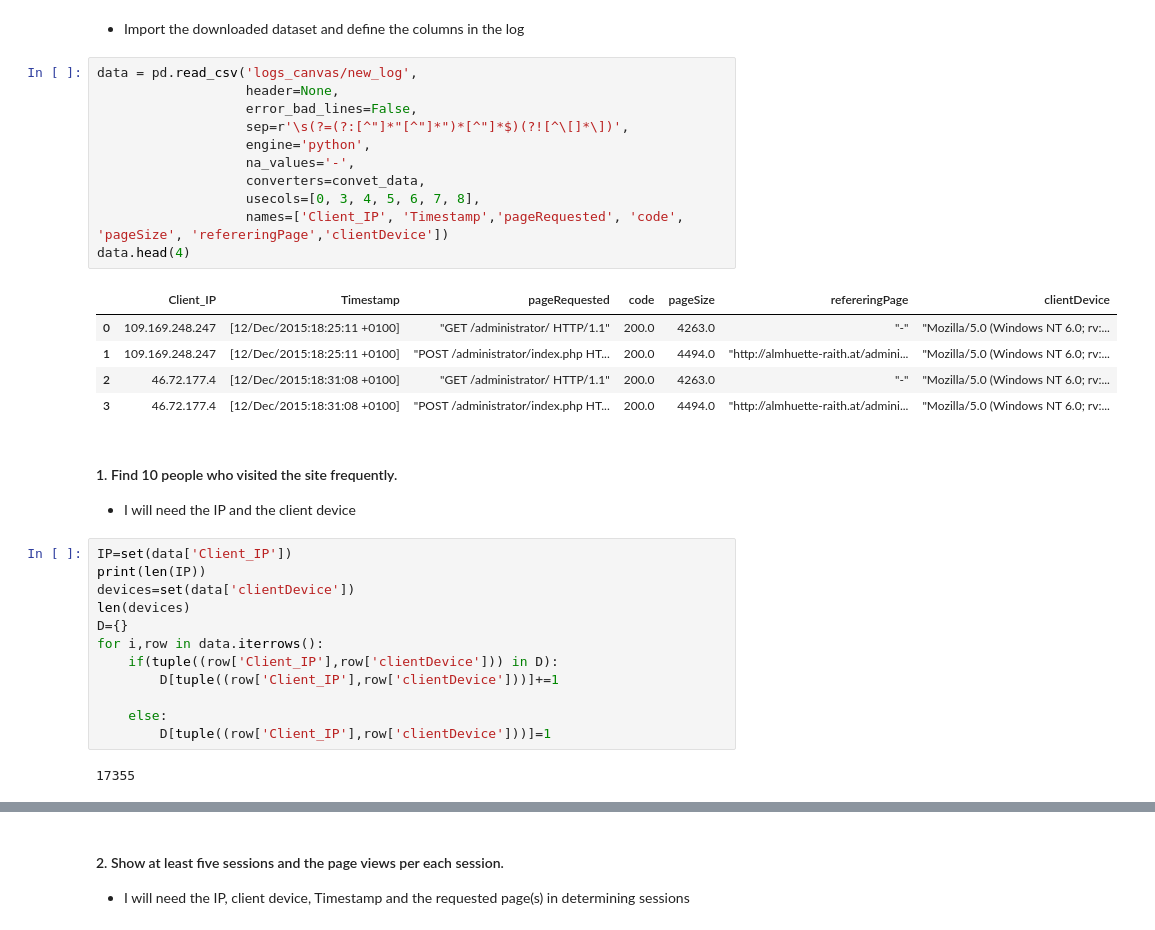
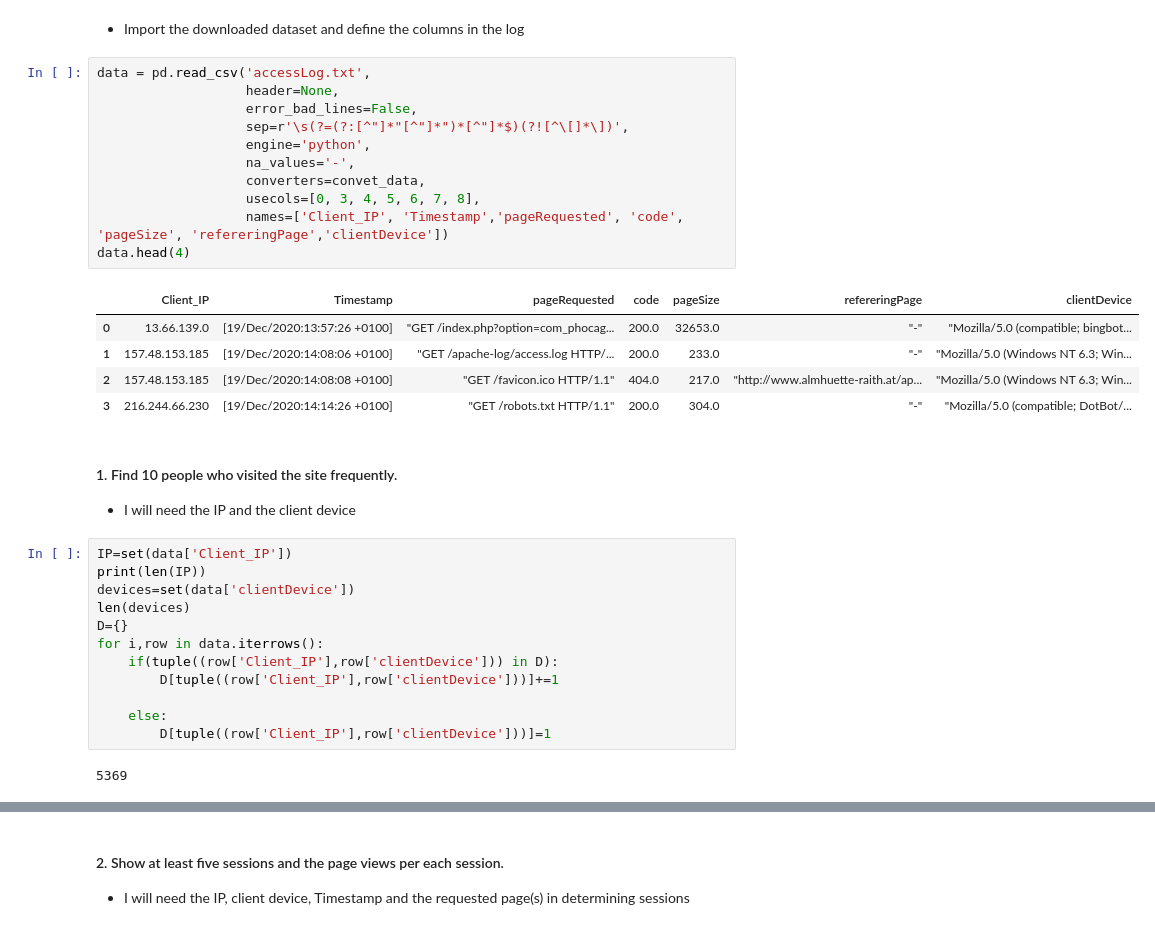
Before and after one commit to EnoshNyarige/assignment3-web-server-, a Jupyter notebook: web-server access log .ipynb, the cells around one changed output, grey strips where cells are left out. Drawn from its saved outputs; the diff is of its cells as text.

```diff
--- a/web-server access log .ipynb
+++ b/web-server access log .ipynb
@@ -57,22 +57,22 @@ ls
 # %% [markdown]
 - Import the downloaded dataset and define the columns in the log
 # %%
-data = pd.read_csv('logs_canvas/new_log',
+data = pd.read_csv('accessLog.txt',
                    header=None,
                    error_bad_lines=False,
                    sep=r'\s(?=(?:[^"]*"[^"]*")*[^"]*$)(?![^\[]*\])',
                    engine='python',
                    na_values='-',
                    converters=convet_data,
                    usecols=[0, 3, 4, 5, 6, 7, 8],
                    names=['Client_IP', 'Timestamp','pageRequested', 'code', 'pageSize', 'refereringPage','clientDevice'])
 data.head(4)
 # %% [output]
 |  | Client_IP | Timestamp | pageRequested | code | pageSize | refereringPage | clientDevice |
-| 0 | 109.169.248.247 | [12/Dec/2015:18:25:11 +0100] | "GET /administrator/ HTTP/1.1" | 200.0 | 4263.0 | "-" | "Mozilla/5.0 (Windows NT 6.0; rv:... |
-| 1 | 109.169.248.247 | [12/Dec/2015:18:25:11 +0100] | "POST /administrator/index.php HT... | 200.0 | 4494.0 | "http://almhuette-raith.at/admini... | "Mozilla/5.0 (Windows NT 6.0; rv:... |
-| 2 | 46.72.177.4 | [12/Dec/2015:18:31:08 +0100] | "GET /administrator/ HTTP/1.1" | 200.0 | 4263.0 | "-" | "Mozilla/5.0 (Windows NT 6.0; rv:... |
-| 3 | 46.72.177.4 | [12/Dec/2015:18:31:08 +0100] | "POST /administrator/index.php HT... | 200.0 | 4494.0 | "http://almhuette-raith.at/admini... | "Mozilla/5.0 (Windows NT 6.0; rv:... |
+| 0 | 13.66.139.0 | [19/Dec/2020:13:57:26 +0100] | "GET /index.php?option=com_phocag... | 200.0 | 32653.0 | "-" | "Mozilla/5.0 (compatible; bingbot... |
+| 1 | 157.48.153.185 | [19/Dec/2020:14:08:06 +0100] | "GET /apache-log/access.log HTTP/... | 200.0 | 233.0 | "-" | "Mozilla/5.0 (Windows NT 6.3; Win... |
+| 2 | 157.48.153.185 | [19/Dec/2020:14:08:08 +0100] | "GET /favicon.ico HTTP/1.1" | 404.0 | 217.0 | "http://www.almhuette-raith.at/ap... | "Mozilla/5.0 (Windows NT 6.3; Win... |
+| 3 | 216.244.66.230 | [19/Dec/2020:14:14:26 +0100] | "GET /robots.txt HTTP/1.1" | 200.0 | 304.0 | "-" | "Mozilla/5.0 (compatible; DotBot/... |
 # %% [markdown]
 #### 1. Find 10 people who visited the site frequently.
 
@@ -90,7 +90,7 @@ for i,row in data.iterrows():
     else:
         D[tuple((row['Client_IP'],row['clientDevice']))]=1
 # %% [output]
-17355
+5369
 # %%
 frequentUsers = sorted(D, key = D.get, reverse = True)
 
```
Also changed, not shown: parts of 9 cells of this notebook.
